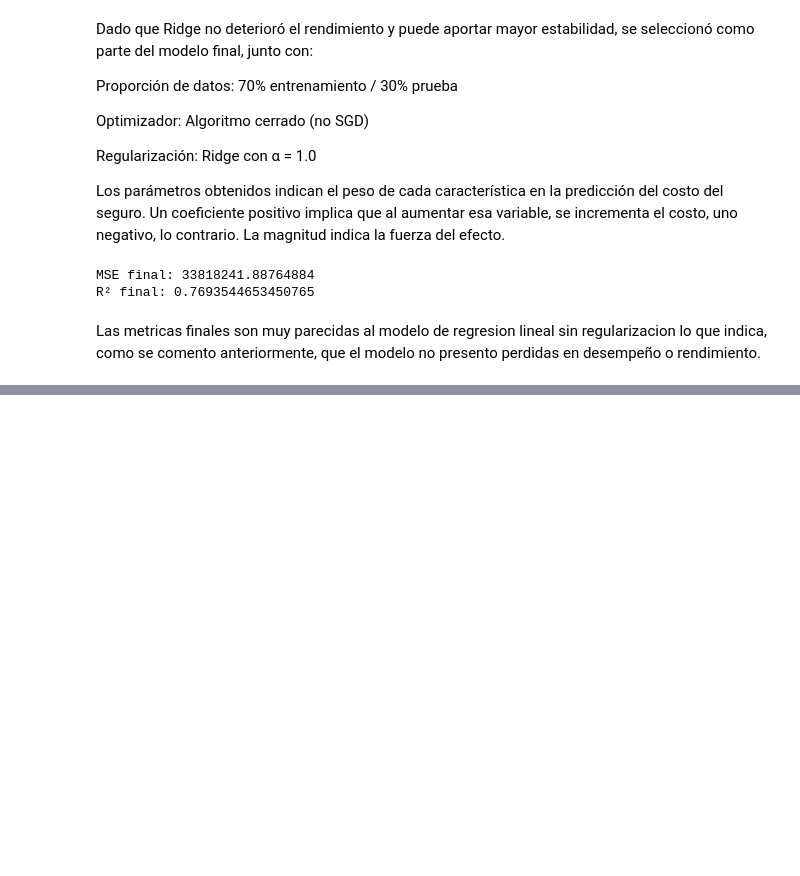
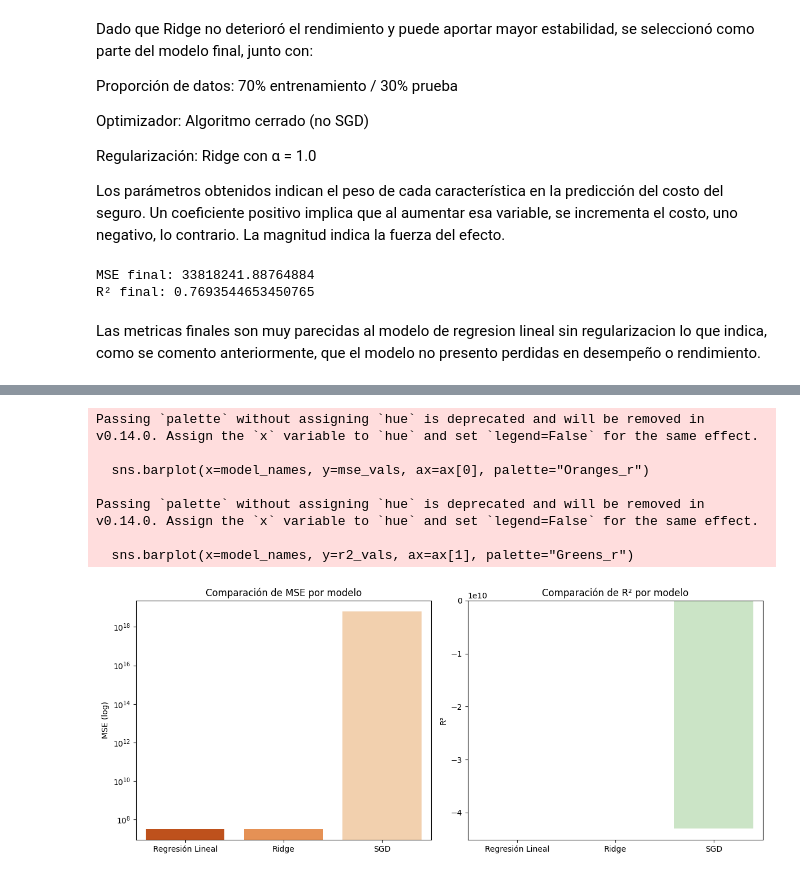
Before and after one commit to Azkalagon/Laboratorio2, a Jupyter notebook: Laboratorio2.ipynb, the cells around one changed output, grey strips where cells are left out. Cells and saved outputs as stored; diff of their text form; code cells hidden in the pictures; blank space fills up the shorter version.

```diff
--- a/Laboratorio2.ipynb
+++ b/Laboratorio2.ipynb
@@ -165,0 +183,29 @@ Las metricas finales son muy parecidas al modelo de regresion lineal sin regular
+# %%
+model_names = ["Regresión Lineal", "Ridge", "SGD"]
+mse_vals = [33780509.57, 33818241.89, 6.298e+18]
+r2_vals = [0.7696, 0.7694, -42959075593.74]
+
+fig, ax = plt.subplots(1, 2, figsize=(12, 5))
+
+# MSE
+sns.barplot(x=model_names, y=mse_vals, ax=ax[0], palette="Oranges_r")
+ax[0].set_title("Comparación de MSE por modelo")
+ax[0].set_ylabel("MSE (log)")
+ax[0].set_yscale('log')  # para manejar el valor de SGD
+
+# R²
+sns.barplot(x=model_names, y=r2_vals, ax=ax[1], palette="Greens_r")
+ax[1].set_title("Comparación de R² por modelo")
+ax[1].set_ylabel("R²")
+
+plt.tight_layout()
+plt.show()
+# %% [output]
+Passing `palette` without assigning `hue` is deprecated and will be removed in v0.14.0. Assign the `x` variable to `hue` and set `legend=False` for the same effect.
+
+  sns.barplot(x=model_names, y=mse_vals, ax=ax[0], palette="Oranges_r")
+
+Passing `palette` without assigning `hue` is deprecated and will be removed in v0.14.0. Assign the `x` variable to `hue` and set `legend=False` for the same effect.
+
+  sns.barplot(x=model_names, y=r2_vals, ax=ax[1], palette="Greens_r")
+[figure, added]
```
Also changed, not shown: parts of 15 cells of this notebook.
